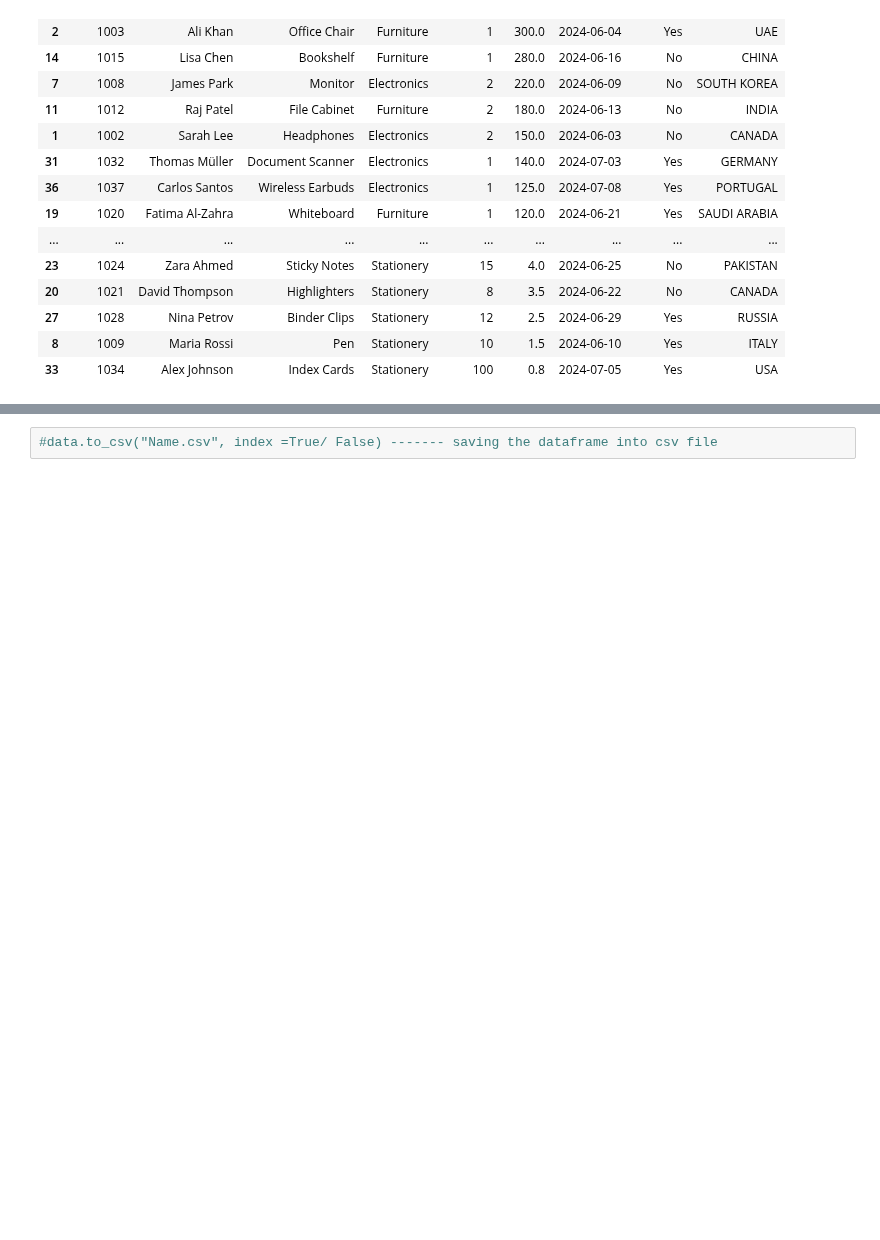
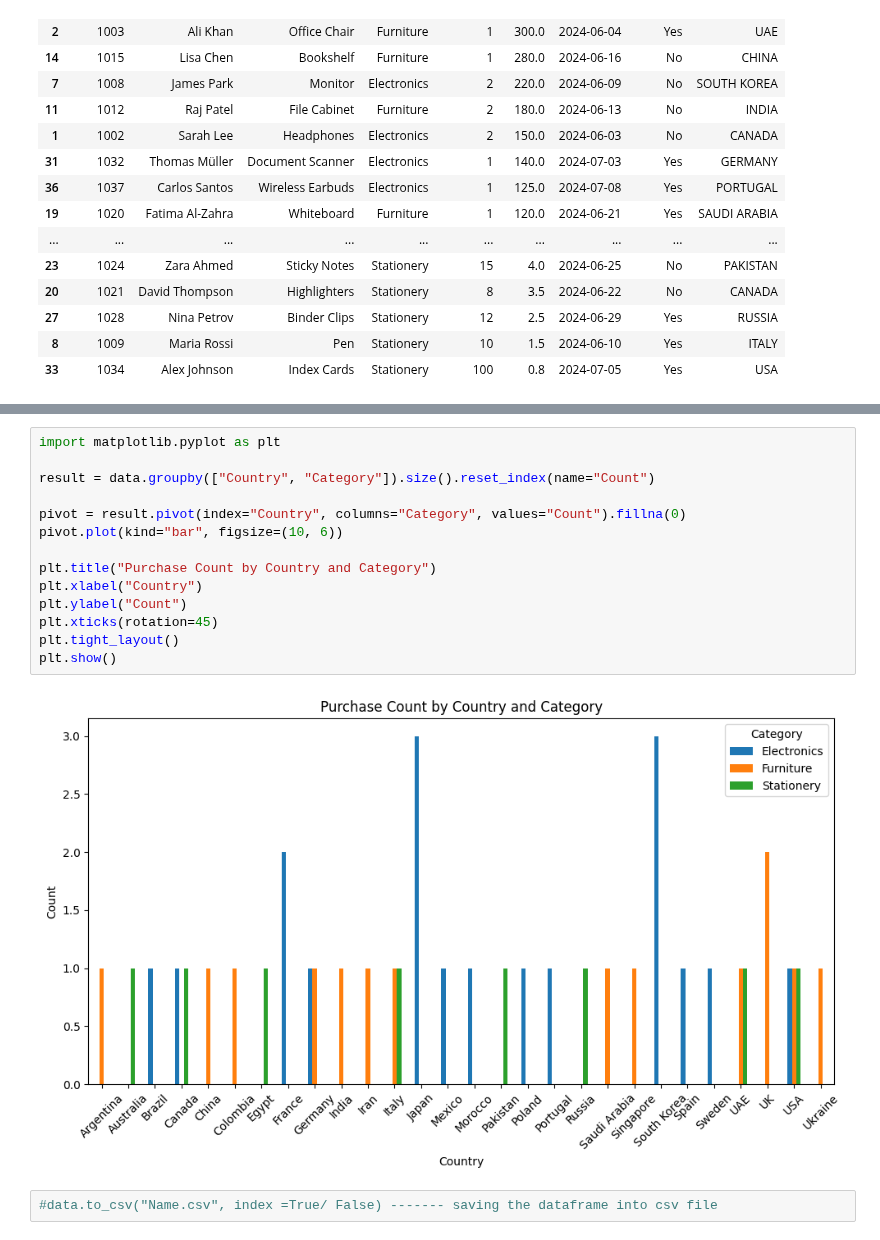
Before and after one commit to uba-sagan/Projects, a Jupyter notebook: Data_Analytics/Pandas.ipynb, the cells around one changed output, grey strips where cells are left out. Saved outputs shown, nothing was run; the diff lists cells and outputs as text; blank space fills up the shorter version.

Commit message:
code practise in pandas with current data applied groupby

```diff
--- a/Data_Analytics/Pandas.ipynb
+++ b/Data_Analytics/Pandas.ipynb
@@ -482,2 +576,18 @@ data.sort_values("Price", ascending= True)
+# %%
+import matplotlib.pyplot as plt
+
+result = data.groupby(["Country", "Category"]).size().reset_index(name="Count")
+
+pivot = result.pivot(index="Country", columns="Category", values="Count").fillna(0)
+pivot.plot(kind="bar", figsize=(10, 6))
+
+plt.title("Purchase Count by Country and Category")
+plt.xlabel("Country")
+plt.ylabel("Count")
+plt.xticks(rotation=45)
+plt.tight_layout()
+plt.show()
+# %% [output]
+[figure, added]
 # %%
 #data.to_csv("Name.csv", index =True/ False) ------- saving the dataframe into csv file
```
Also changed, not shown: parts of 6 cells of this notebook.
